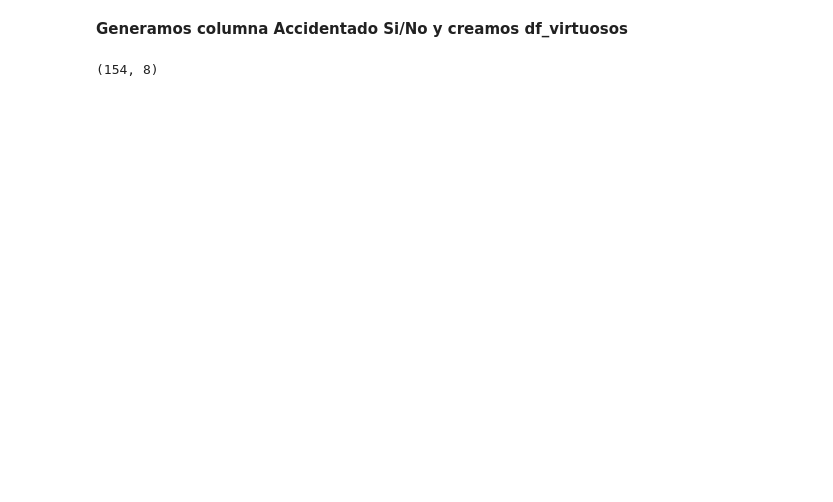
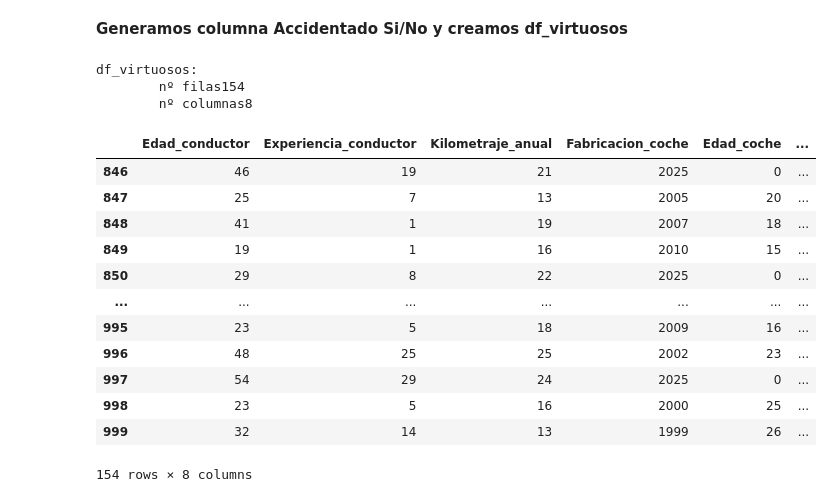
Before and after one commit to PeponeDLG/python_curso, a Jupyter notebook: Analisis/Bloque 4/Practica4.2/practica4.2.ipynb, the cells around one changed output. Drawn from its saved outputs; the diff is of its cells as text; code cells hidden in the pictures; blank space fills up the shorter version.

```diff
--- a/Analisis/Bloque 4/Practica4.2/practica4.2.ipynb
+++ b/Analisis/Bloque 4/Practica4.2/practica4.2.ipynb
@@ -41,12 +43,33 @@ Name: count, dtype: int64
 # %%
 data["Accidentado"] = np.where(data.Accidentes_previos > 0, "Si", "No")
 virtuosos = data.Accidentes_previos == 0
-df_virtuosos = pd.DataFrame()
+df_virtuosos = data[virtuosos]
 
-for i in nom_cols:
-    if i != "Accidentes_Previos" and i != "Accidentado":
-        df_virtuosos[i] = data[i][virtuosos]
+df_virtuosos = df_virtuosos.drop(columns="Accidentes_previos")
+df_virtuosos = df_virtuosos.drop(columns="Accidentado")
 
-print(df_virtuosos.shape)
+df_virtuosos["coste_experiencia"] = np.where(df_virtuosos.Experiencia_conductor >= 1,
+                                             df_virtuosos.Seguro_Premium/df_virtuosos.Experiencia_conductor,
+                                             df_virtuosos.Seguro_Premium/1)
+
+f,c = df_virtuosos.shape
+print(f"df_virtuosos: \n\tnº filas{f}\n\tnº columnas{c}")
+display(df_virtuosos)
+display(data.describe())
 # %% [output]
-(154, 8)
+df_virtuosos:
+        nº filas154
+        nº columnas8
+|  | Edad_conductor | Experiencia_conductor | Kilometraje_anual | Fabricacion_coche | Edad_coche | ... |
+| 846 | 46 | 19 | 21 | 2025 | 0 | ... |
+| 847 | 25 | 7 | 13 | 2005 | 20 | ... |
+| 848 | 41 | 1 | 19 | 2007 | 18 | ... |
+| 849 | 19 | 1 | 16 | 2010 | 15 | ... |
+| 850 | 29 | 8 | 22 | 2025 | 0 | ... |
+| ... | ... | ... | ... | ... | ... | ... |
+| 995 | 23 | 5 | 18 | 2009 | 16 | ... |
+| 996 | 48 | 25 | 25 | 2002 | 23 | ... |
+| 997 | 54 | 29 | 24 | 2025 | 0 | ... |
+| 998 | 23 | 5 | 16 | 2000 | 25 | ... |
+| 999 | 32 | 14 | 13 | 1999 | 26 | ... |
+154 rows × 8 columns
```
Also changed, not shown: parts of 8 cells of this notebook, 1 other file.
